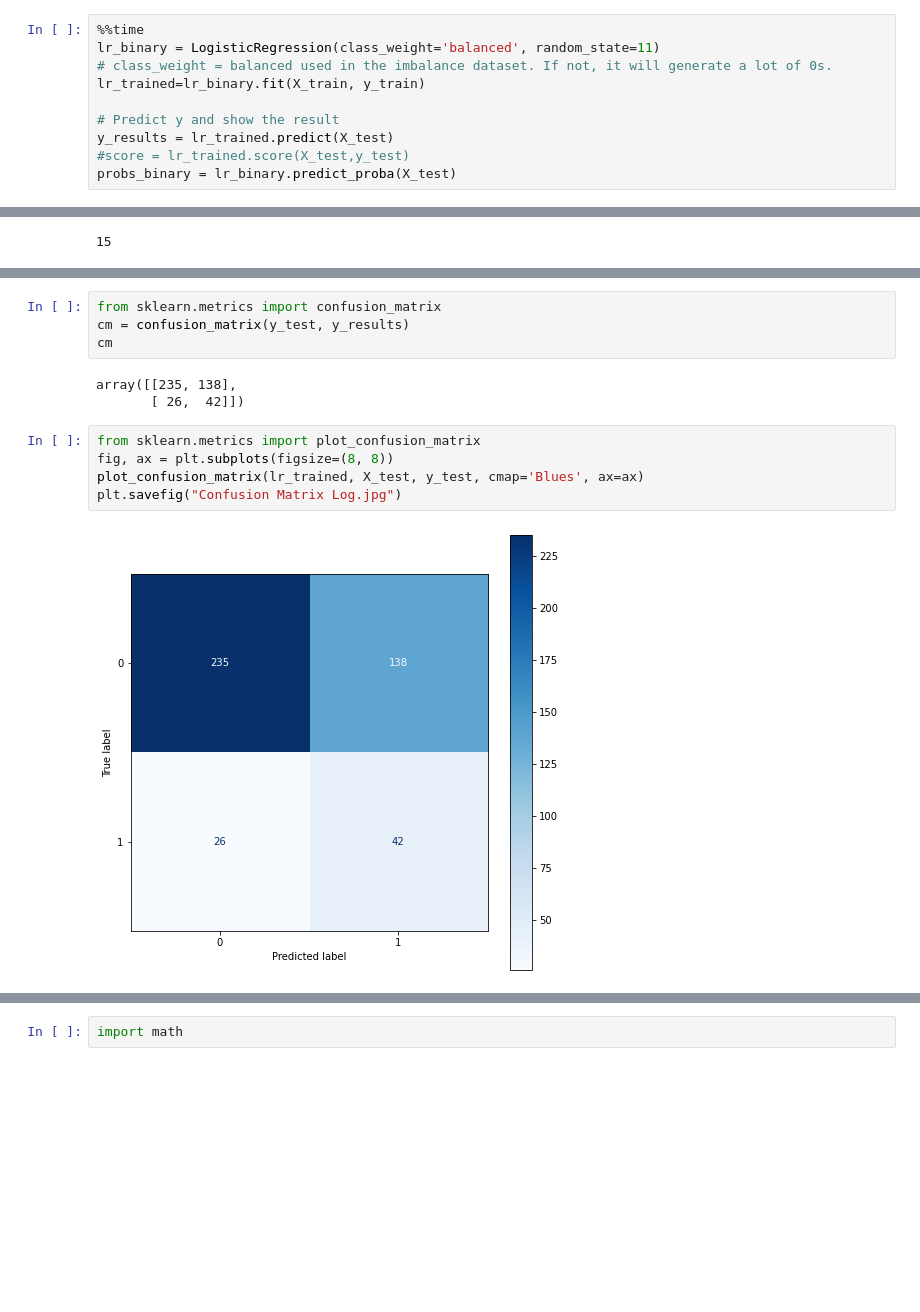
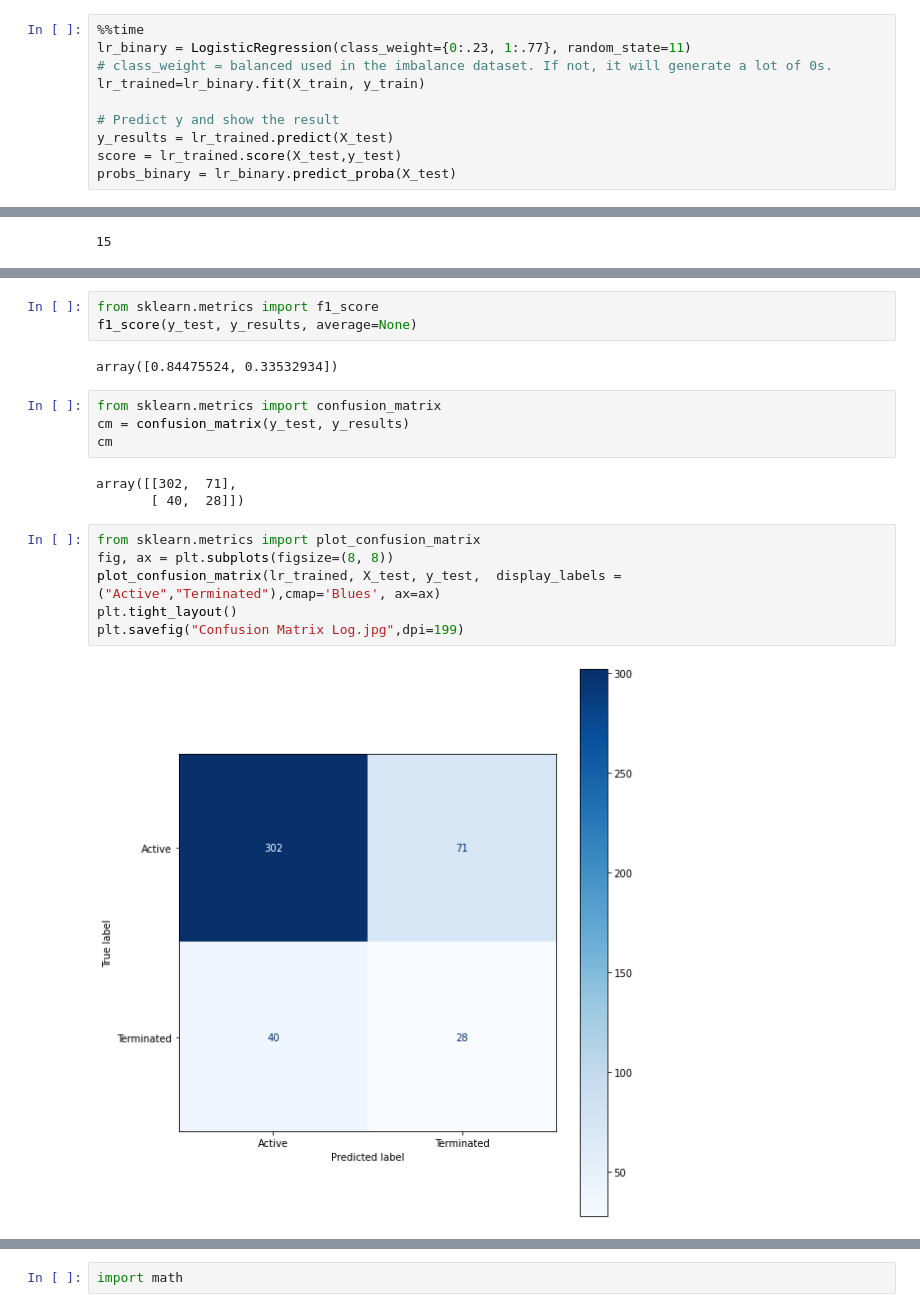
Before and after one commit to HannahZZY/Senior_Project_Hannah, a Jupyter notebook: DA401 codes.ipynb, the cells around one changed output, grey strips where cells are left out. Drawn from its saved outputs; the diff is of its cells as text; blank space fills up the shorter version.

```diff
--- a/DA401 codes.ipynb
+++ b/DA401 codes.ipynb
@@ -471,12 +503,12 @@ y = df_Att["Attrition_status"].tolist()
 X_train,X_test,y_train,y_test = train_test_split(X,y,test_size=0.3, random_state=11)
 # %%
 %%time
-lr_binary = LogisticRegression(class_weight='balanced', random_state=11)
+lr_binary = LogisticRegression(class_weight={0:.23, 1:.77}, random_state=11)
 # class_weight = balanced used in the imbalance dataset. If not, it will generate a lot of 0s.
 lr_trained=lr_binary.fit(X_train, y_train)
 
 # Predict y and show the result
 y_results = lr_trained.predict(X_test)
-#score = lr_trained.score(X_test,y_test)
+score = lr_trained.score(X_test,y_test)
 probs_binary = lr_binary.predict_proba(X_test)
 # %% [output]
@@ -510,17 +542,23 @@ NameError: name 'f1_score' is not defined
+# %%
+from sklearn.metrics import f1_score
+f1_score(y_test, y_results, average=None)
+# %% [output]
+array([0.84475524, 0.33532934])
 # %%
 from sklearn.metrics import confusion_matrix
 cm = confusion_matrix(y_test, y_results)
 cm
 # %% [output]
-array([[235, 138],
-       [ 26,  42]])
+array([[302,  71],
+       [ 40,  28]])
 # %%
 from sklearn.metrics import plot_confusion_matrix
 fig, ax = plt.subplots(figsize=(8, 8))
-plot_confusion_matrix(lr_trained, X_test, y_test, cmap='Blues', ax=ax)
-plt.savefig("Confusion Matrix Log.jpg")
+plot_confusion_matrix(lr_trained, X_test, y_test,  display_labels = ("Active","Terminated"),cmap='Blues', ax=ax)
+plt.tight_layout()
+plt.savefig("Confusion Matrix Log.jpg",dpi=199)
 # %% [output]
-[figure, old version]
+[figure, new version]
 # %%
 Coefficient = lr_trained.coef_.tolist()[0]
 Coefficient
```
Also changed, not shown: parts of 72 cells of this notebook, 8 other files.
